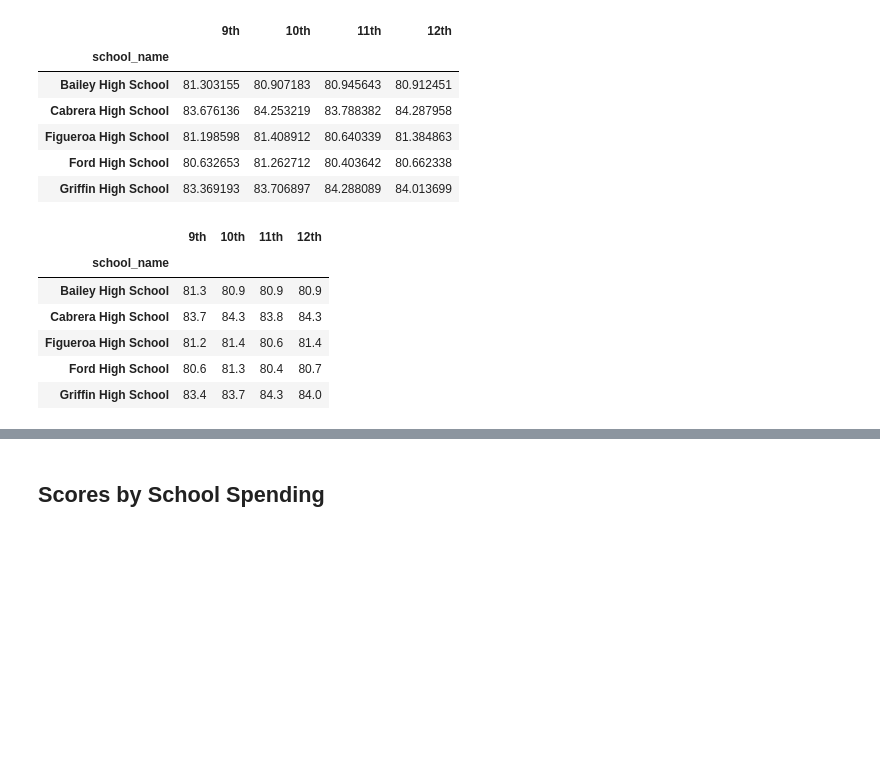
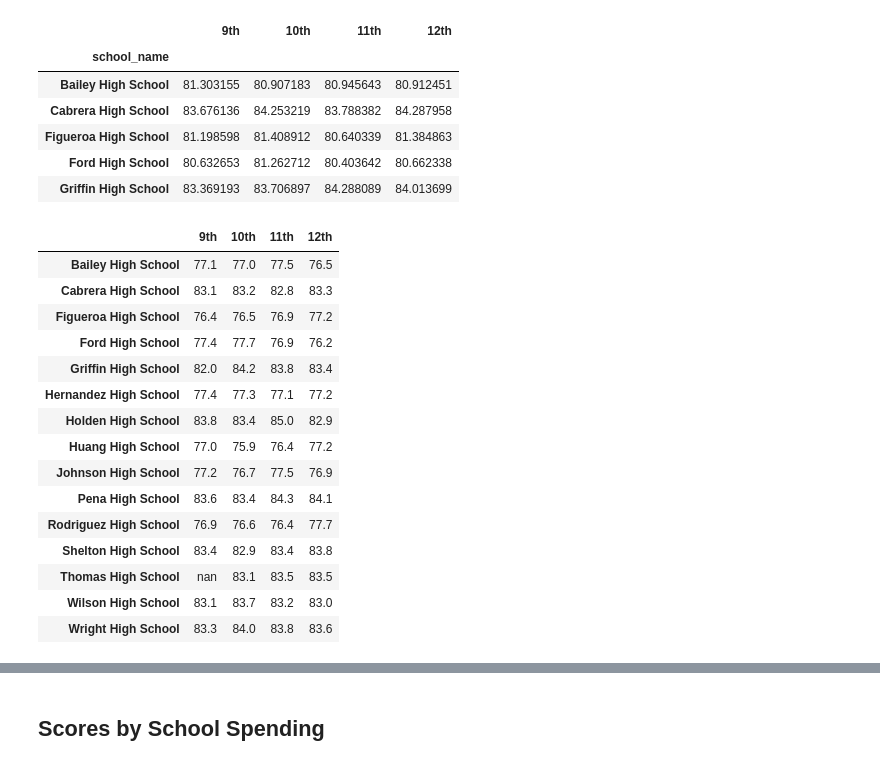
Before and after one commit to maridge/School_District_Analysis, a Jupyter notebook: PyCitySchools_Challenge.ipynb, the cells around one changed output, grey strips where cells are left out. Saved outputs shown, nothing was run; the diff lists cells and outputs as text; code cells hidden in the pictures; blank space fills up the shorter version.

Commit message:
corrected PyCitySchools & Challenge files

```diff
--- a/PyCitySchools_Challenge.ipynb
+++ b/PyCitySchools_Challenge.ipynb
@@ -426,18 +426,26 @@ reading_scores_by_grade["12th"] = reading_scores_by_grade["12th"].map("{:,.1f}".
 # %%
 # Remove the index.
 math_scores_by_grade.index.name = None
 
 # Display the data frame
-math_scores_by_grade.head()
-reading_scores_by_grade.head()
+math_scores_by_grade.head(15)
 # %% [output]
 |  | 9th | 10th | 11th | 12th |
-| school_name |  |  |  |  |
-| Bailey High School | 81.3 | 80.9 | 80.9 | 80.9 |
-| Cabrera High School | 83.7 | 84.3 | 83.8 | 84.3 |
-| Figueroa High School | 81.2 | 81.4 | 80.6 | 81.4 |
-| Ford High School | 80.6 | 81.3 | 80.4 | 80.7 |
-| Griffin High School | 83.4 | 83.7 | 84.3 | 84.0 |
+| Bailey High School | 77.1 | 77.0 | 77.5 | 76.5 |
+| Cabrera High School | 83.1 | 83.2 | 82.8 | 83.3 |
+| Figueroa High School | 76.4 | 76.5 | 76.9 | 77.2 |
+| Ford High School | 77.4 | 77.7 | 76.9 | 76.2 |
+| Griffin High School | 82.0 | 84.2 | 83.8 | 83.4 |
+| Hernandez High School | 77.4 | 77.3 | 77.1 | 77.2 |
+| Holden High School | 83.8 | 83.4 | 85.0 | 82.9 |
+| Huang High School | 77.0 | 75.9 | 76.4 | 77.2 |
+| Johnson High School | 77.2 | 76.7 | 77.5 | 76.9 |
+| Pena High School | 83.6 | 83.4 | 84.3 | 84.1 |
+| Rodriguez High School | 76.9 | 76.6 | 76.4 | 77.7 |
+| Shelton High School | 83.4 | 82.9 | 83.4 | 83.8 |
+| Thomas High School | nan | 83.1 | 83.5 | 83.5 |
+| Wilson High School | 83.1 | 83.7 | 83.2 | 83.0 |
+| Wright High School | 83.3 | 84.0 | 83.8 | 83.6 |
 # %%
 ## Remove the index.
 reading_scores_by_grade.index.name = None
```
Also changed, not shown: parts of 1 cell of this notebook, 1 other file.
